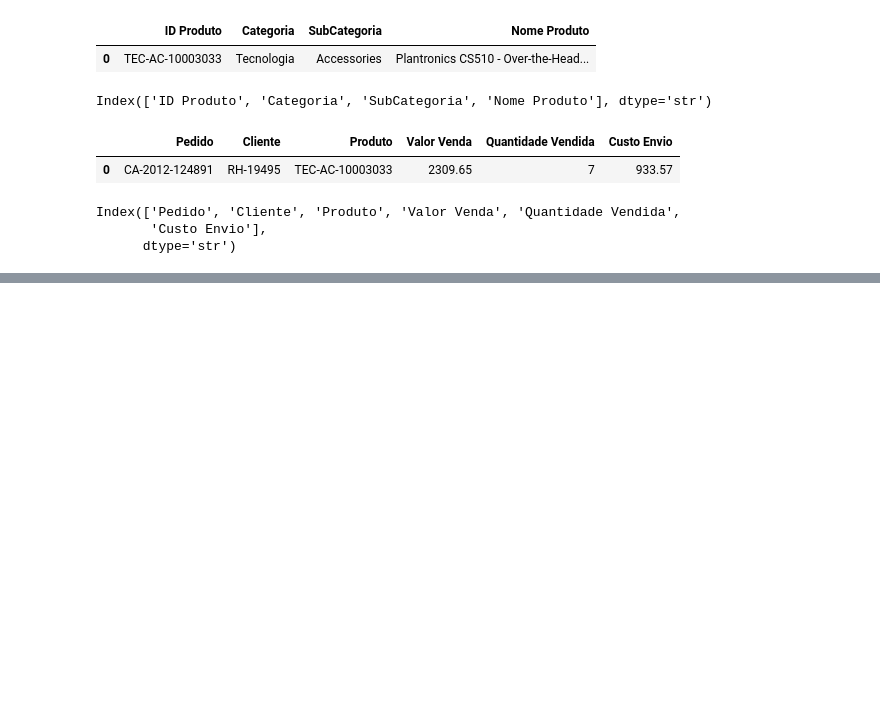
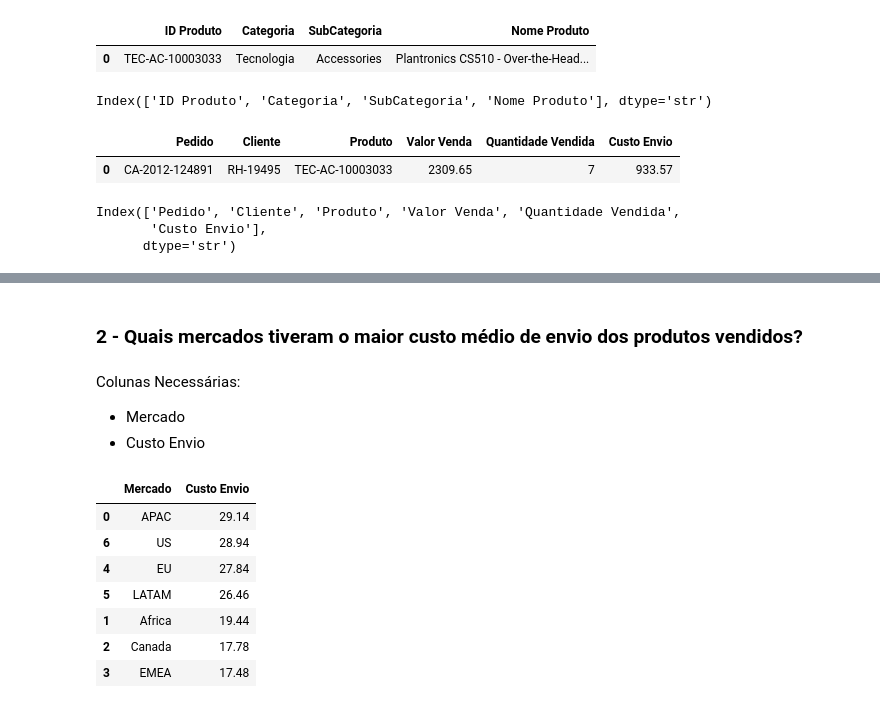
Before and after one commit to LuizPauloAlves/Estudo-Powe-BI-e-Looker, a Jupyter notebook: Cap03/Cap_03_perguntas_de_negocio.ipynb, the cells around one changed output, grey strips where cells are left out. Cells and saved outputs as stored; diff of their text form; code cells hidden in the pictures; blank space fills up the shorter version.

```diff
--- a/Cap03/Cap_03_perguntas_de_negocio.ipynb
+++ b/Cap03/Cap_03_perguntas_de_negocio.ipynb
@@ -67,0 +148,18 @@ Index(['Pedido', 'Cliente', 'Produto', 'Valor Venda', 'Quantidade Vendida',
+# %% [markdown]
+### 2 - Quais mercados tiveram o maior custo médio de envio dos produtos vendidos?
+# %% [markdown]
+Colunas Necessárias:
+- Mercado
+- Custo Envio
+# %%
+custo_medio_de_envios_por_mercado = super_dataset.groupby(['Mercado'])['Custo Envio'].mean().reset_index().sort_values('Custo Envio', ascending=False)
+custo_medio_de_envios_por_mercado
+# %% [output]
+|  | Mercado | Custo Envio |
+| 0 | APAC | 29.14 |
+| 6 | US | 28.94 |
+| 4 | EU | 27.84 |
+| 5 | LATAM | 26.46 |
+| 1 | Africa | 19.44 |
+| 2 | Canada | 17.78 |
+| 3 | EMEA | 17.48 |
```
Also changed, not shown: parts of 41 cells of this notebook, 2 other files.
